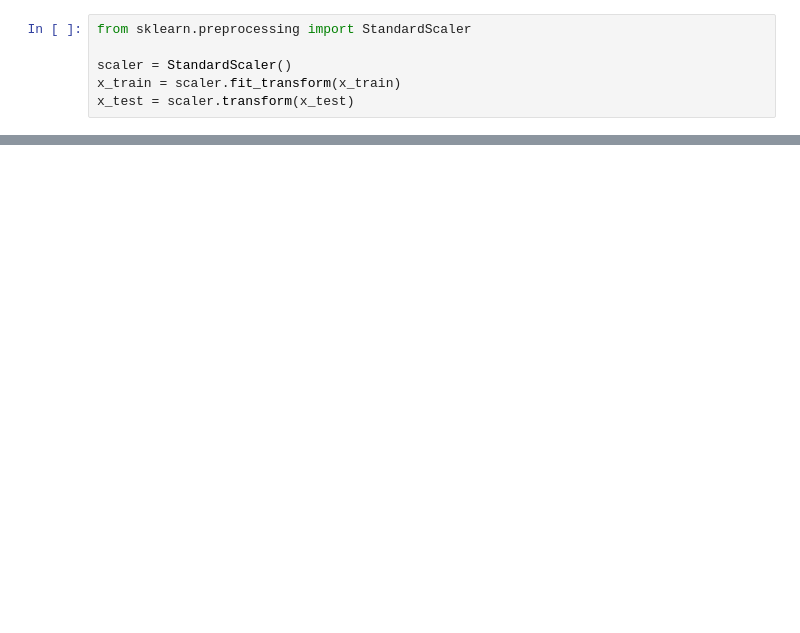
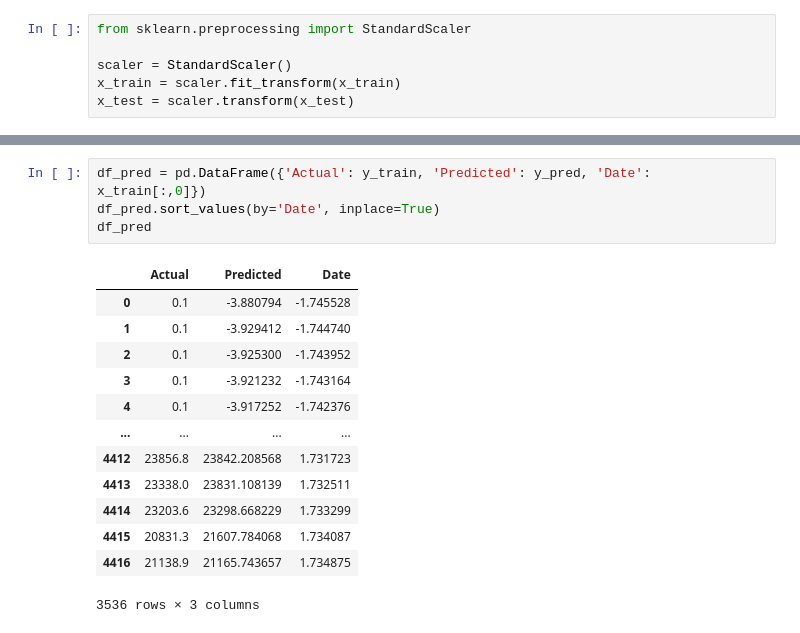
Before and after one commit to olesuv/stock-predictor, a Jupyter notebook: model_research.ipynb, the cells around one changed output, grey strips where cells are left out. Saved outputs shown, nothing was run; the diff lists cells and outputs as text; blank space fills up the shorter version.

```diff
--- a/model_research.ipynb
+++ b/model_research.ipynb
@@ -85,0 +94,18 @@ Loss: 23973.707950117612, r2: 0.999188777492837
+# %%
+df_pred = pd.DataFrame({'Actual': y_train, 'Predicted': y_pred, 'Date': x_train[:,0]})
+df_pred.sort_values(by='Date', inplace=True)
+df_pred
+# %% [output]
+|  | Actual | Predicted | Date |
+| 0 | 0.1 | -3.880794 | -1.745528 |
+| 1 | 0.1 | -3.929412 | -1.744740 |
+| 2 | 0.1 | -3.925300 | -1.743952 |
+| 3 | 0.1 | -3.921232 | -1.743164 |
+| 4 | 0.1 | -3.917252 | -1.742376 |
+| ... | ... | ... | ... |
+| 4412 | 23856.8 | 23842.208568 | 1.731723 |
+| 4413 | 23338.0 | 23831.108139 | 1.732511 |
+| 4414 | 23203.6 | 23298.668229 | 1.733299 |
+| 4415 | 20831.3 | 21607.784068 | 1.734087 |
+| 4416 | 21138.9 | 21165.743657 | 1.734875 |
+3536 rows × 3 columns
```
Also changed, not shown: parts of 9 cells of this notebook.
